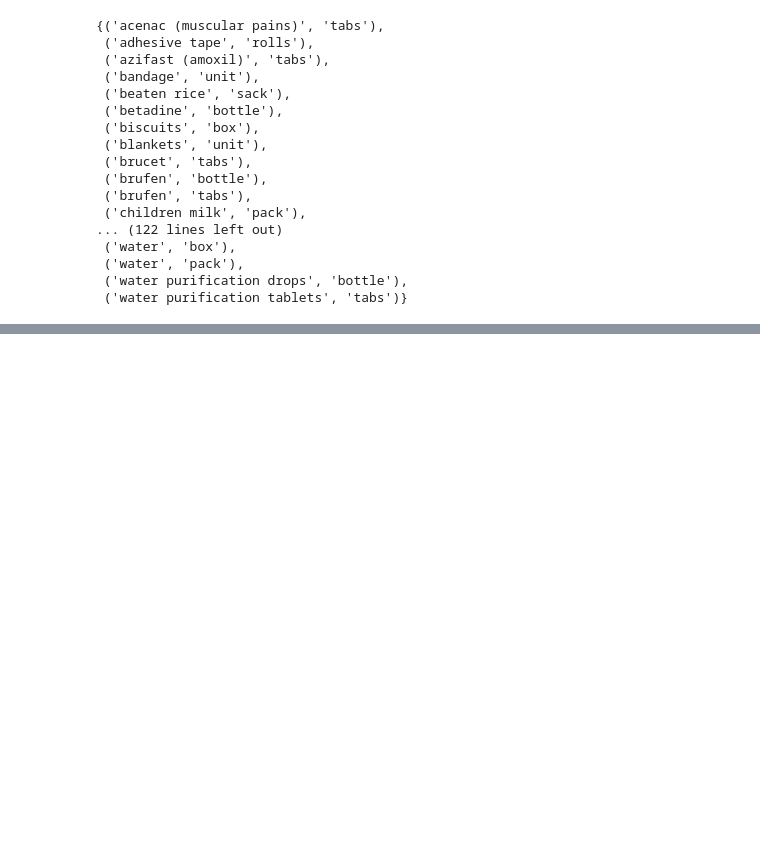
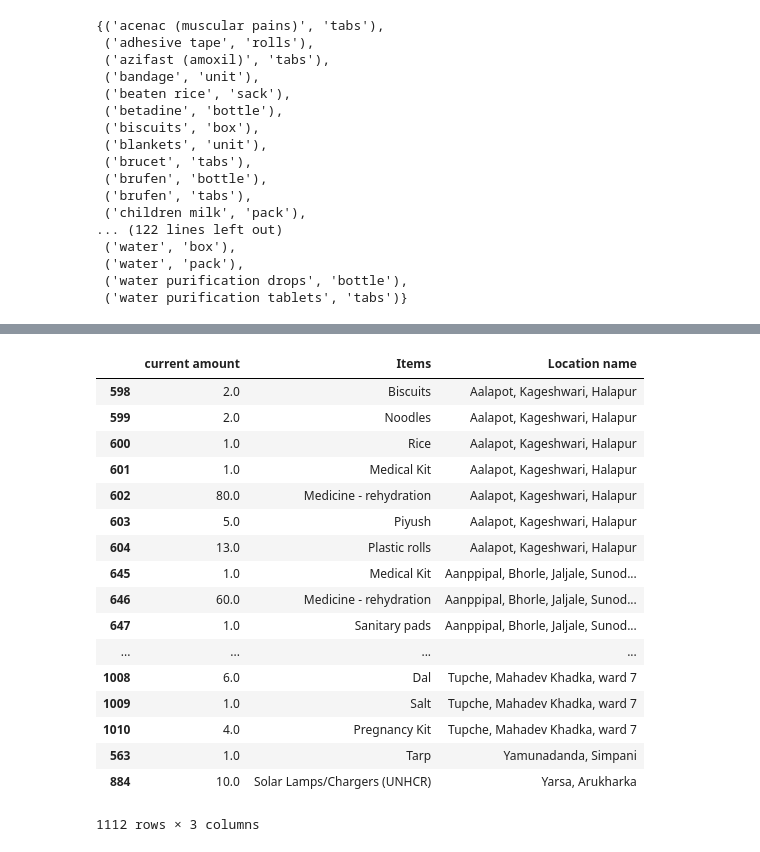
Before and after one commit to areibman/IBM-call-for-code-disaster-supply-chain, a Jupyter notebook: Pixie form db.ipynb, the cells around one changed output, grey strips where cells are left out. Cells and saved outputs as stored; diff of their text form; code cells hidden in the pictures; blank space fills up the shorter version.

```diff
--- a/Pixie form db.ipynb
+++ b/Pixie form db.ipynb
@@ -133,0 +150,23 @@ station_supplies
+# %%
+current_amounts = pd.concat(new_df)
+current_amounts = current_amounts.dropna(subset = ['Items'], how='all')
+current_amounts
+# %% [output]
+|  | current amount | Items | Location name |
+| 598 | 2.0 | Biscuits | Aalapot, Kageshwari, Halapur |
+| 599 | 2.0 | Noodles | Aalapot, Kageshwari, Halapur |
+| 600 | 1.0 | Rice | Aalapot, Kageshwari, Halapur |
+| 601 | 1.0 | Medical Kit | Aalapot, Kageshwari, Halapur |
+| 602 | 80.0 | Medicine - rehydration | Aalapot, Kageshwari, Halapur |
+| 603 | 5.0 | Piyush | Aalapot, Kageshwari, Halapur |
+| 604 | 13.0 | Plastic rolls | Aalapot, Kageshwari, Halapur |
+| 645 | 1.0 | Medical Kit | Aanppipal, Bhorle, Jaljale, Sunod... |
+| 646 | 60.0 | Medicine - rehydration | Aanppipal, Bhorle, Jaljale, Sunod... |
+| 647 | 1.0 | Sanitary pads | Aanppipal, Bhorle, Jaljale, Sunod... |
+| ... | ... | ... | ... |
+| 1008 | 6.0 | Dal | Tupche, Mahadev Khadka, ward 7 |
+| 1009 | 1.0 | Salt | Tupche, Mahadev Khadka, ward 7 |
+| 1010 | 4.0 | Pregnancy Kit | Tupche, Mahadev Khadka, ward 7 |
+| 563 | 1.0 | Tarp | Yamunadanda, Simpani |
+| 884 | 10.0 | Solar Lamps/Chargers (UNHCR) | Yarsa, Arukharka |
+1112 rows × 3 columns
```
Also changed, not shown: parts of 14 cells of this notebook, 5 other files.
